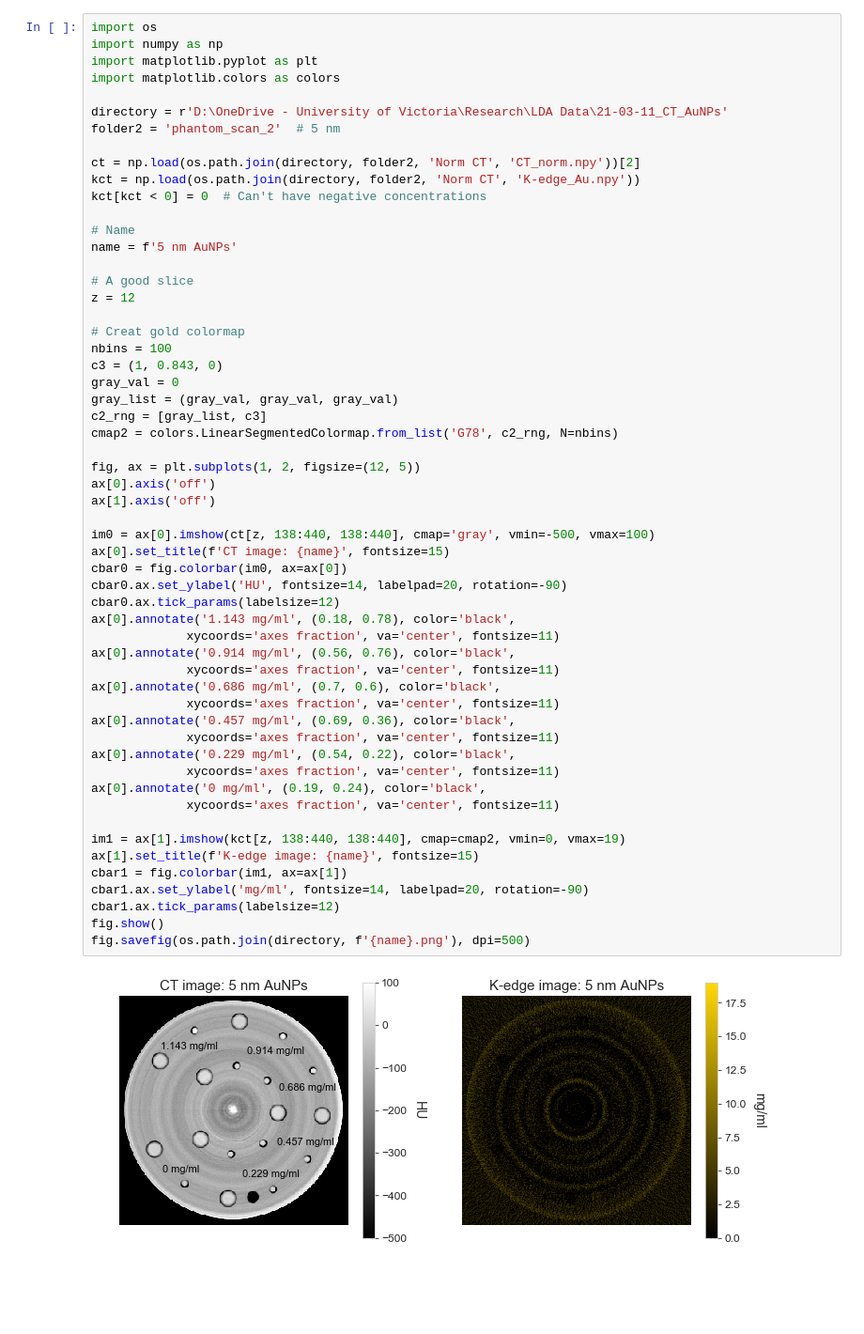
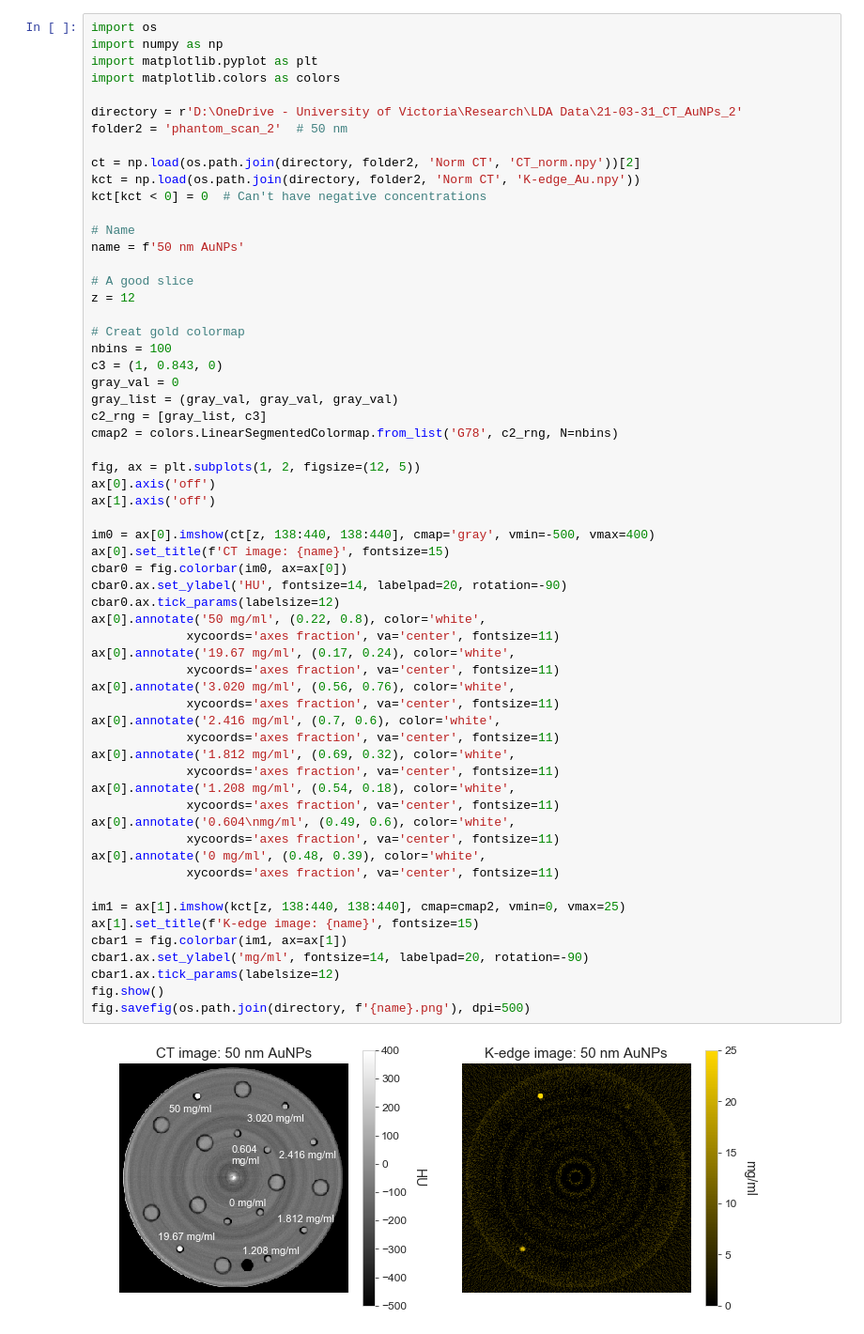
Before and after one commit to drichts/Reconstruction, a Jupyter notebook: Collaborations/Toronto/toronto_plots_2.ipynb, the cells around one changed output. Shown at 94% size. Saved outputs shown, nothing was run; the diff lists cells and outputs as text; blank space fills up the shorter version.

```diff
--- a/Collaborations/Toronto/toronto_plots_2.ipynb
+++ b/Collaborations/Toronto/toronto_plots_2.ipynb
@@ -386,15 +392,15 @@ import numpy as np
 import matplotlib.pyplot as plt
 import matplotlib.colors as colors
 
-directory = r'D:\OneDrive - University of Victoria\Research\LDA Data\21-03-11_CT_AuNPs'
-folder2 = 'phantom_scan_2'  # 5 nm
+directory = r'D:\OneDrive - University of Victoria\Research\LDA Data\21-03-31_CT_AuNPs_2'
+folder2 = 'phantom_scan_2'  # 50 nm
 
 ct = np.load(os.path.join(directory, folder2, 'Norm CT', 'CT_norm.npy'))[2]
 kct = np.load(os.path.join(directory, folder2, 'Norm CT', 'K-edge_Au.npy'))
 kct[kct < 0] = 0  # Can't have negative concentrations
 
 # Name
-name = f'5 nm AuNPs'
+name = f'50 nm AuNPs'
 
 # A good slice
 z = 12
@@ -402,39 +408,43 @@ z = 12
 # Creat gold colormap
 nbins = 100
 c3 = (1, 0.843, 0)
 gray_val = 0
 gray_list = (gray_val, gray_val, gray_val)
 c2_rng = [gray_list, c3]
 cmap2 = colors.LinearSegmentedColormap.from_list('G78', c2_rng, N=nbins)
 
 fig, ax = plt.subplots(1, 2, figsize=(12, 5))
 ax[0].axis('off')
 ax[1].axis('off')
 
-im0 = ax[0].imshow(ct[z, 138:440, 138:440], cmap='gray', vmin=-500, vmax=100)
+im0 = ax[0].imshow(ct[z, 138:440, 138:440], cmap='gray', vmin=-500, vmax=400)
 ax[0].set_title(f'CT image: {name}', fontsize=15)
 cbar0 = fig.colorbar(im0, ax=ax[0])
 cbar0.ax.set_ylabel('HU', fontsize=14, labelpad=20, rotation=-90)
 cbar0.ax.tick_params(labelsize=12)
-ax[0].annotate('1.143 mg/ml', (0.18, 0.78), color='black',
+ax[0].annotate('50 mg/ml', (0.22, 0.8), color='white',
              xycoords='axes fraction', va='center', fontsize=11)
-ax[0].annotate('0.914 mg/ml', (0.56, 0.76), color='black',
+ax[0].annotate('19.67 mg/ml', (0.17, 0.24), color='white',
              xycoords='axes fraction', va='center', fontsize=11)
-ax[0].annotate('0.686 mg/ml', (0.7, 0.6), color='black',
+ax[0].annotate('3.020 mg/ml', (0.56, 0.76), color='white',
              xycoords='axes fraction', va='center', fontsize=11)
-ax[0].annotate('0.457 mg/ml', (0.69, 0.36), color='black',
+ax[0].annotate('2.416 mg/ml', (0.7, 0.6), color='white',
              xycoords='axes fraction', va='center', fontsize=11)
-ax[0].annotate('0.229 mg/ml', (0.54, 0.22), color='black',
+ax[0].annotate('1.812 mg/ml', (0.69, 0.32), color='white',
              xycoords='axes fraction', va='center', fontsize=11)
-ax[0].annotate('0 mg/ml', (0.19, 0.24), color='black',
+ax[0].annotate('1.208 mg/ml', (0.54, 0.18), color='white',
+             xycoords='axes fraction', va='center', fontsize=11)
+ax[0].annotate('0.604\nmg/ml', (0.49, 0.6), color='white',
+             xycoords='axes fraction', va='center', fontsize=11)
+ax[0].annotate('0 mg/ml', (0.48, 0.39), color='white',
              xycoords='axes fraction', va='center', fontsize=11)
 
-im1 = ax[1].imshow(kct[z, 138:440, 138:440], cmap=cmap2, vmin=0, vmax=19)
+im1 = ax[1].imshow(kct[z, 138:440, 138:440], cmap=cmap2, vmin=0, vmax=25)
 ax[1].set_title(f'K-edge image: {name}', fontsize=15)
 cbar1 = fig.colorbar(im1, ax=ax[1])
 cbar1.ax.set_ylabel('mg/ml', fontsize=14, labelpad=20, rotation=-90)
 cbar1.ax.tick_params(labelsize=12)
 fig.show()
 fig.savefig(os.path.join(directory, f'{name}.png'), dpi=500)
 # %% [output]
-[figure, old version]
+[figure, new version]
```
Also changed, not shown: parts of 10 cells of this notebook, 7 other files.
